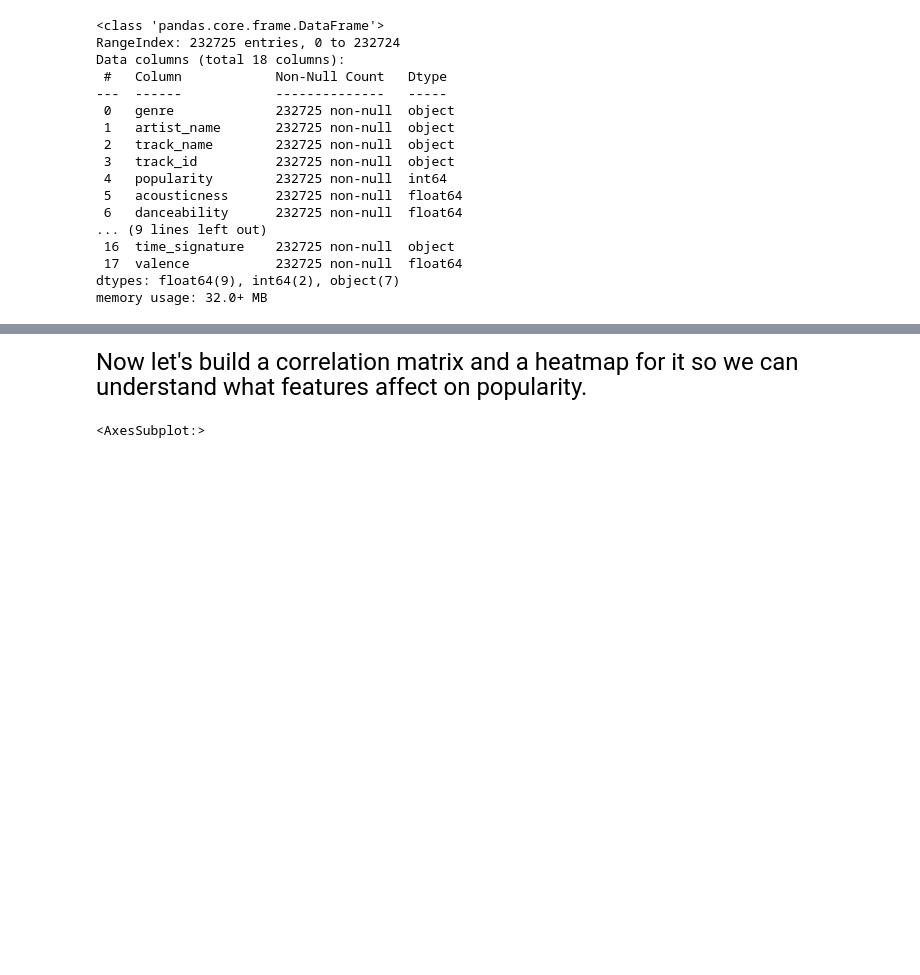
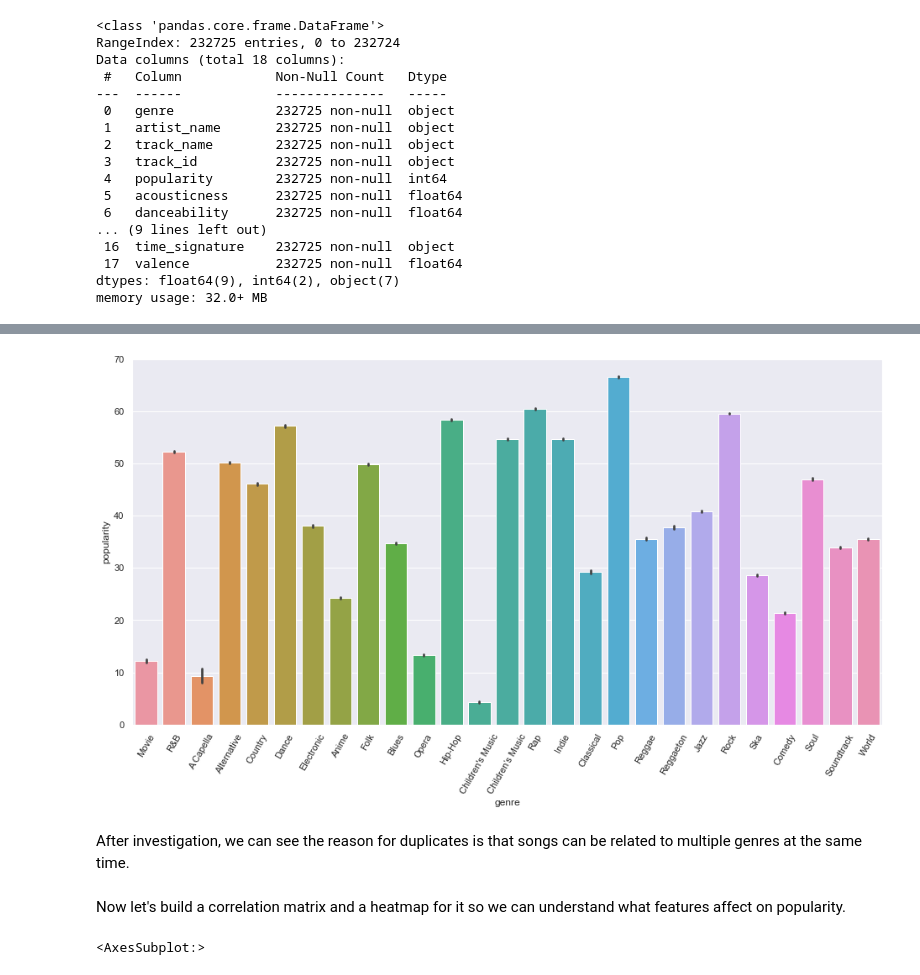
Before and after one commit to Dforgeek/ML_Classic_spotify, a Jupyter notebook: ML_Classic_Spotify.ipynb, the cells around one changed output, grey strips where cells are left out. Cells and saved outputs as stored; diff of their text form; code cells hidden in the pictures; blank space fills up the shorter version.

Commit message:
genre analysis

```diff
--- a/ML_Classic_Spotify.ipynb
+++ b/ML_Classic_Spotify.ipynb
@@ -71,0 +108,3 @@ memory usage: 32.0+ MB
+# %%
+df.loc[df['genre'] == 'Children’s Music', 'genre'] = "Children’s Music"
+df.genre.unique()
@@ -71,0 +137,11 @@ memory usage: 32.0+ MB
+# %%
+sns.set(rc={'figure.figsize':(16,8)})
+df.loc[df['genre'] == "Children’s Music", 'genre'] = 'Children’s Music'
+bp=sns.barplot(x="genre", y="popularity", data=df)
+
+for item in bp.get_xticklabels():
+    item.set_rotation(60)
+# %% [output]
+[figure, added]
+# %% [markdown]
+After investigation, we can see the reason for duplicates is that songs can be related to multiple genres at the same time.
@@ -72,5 +152,5 @@ memory usage: 32.0+ MB
 # %% [markdown]
-<font size="5">Now let's build a correlation matrix and a heatmap for it so we can understand what features affect on popularity.
+<font size="3.5">Now let's build a correlation matrix and a heatmap for it so we can understand what features affect on popularity.
 # %%
 numeric=df.select_dtypes(exclude=['object'])
 correlation_mtrx=numeric.corr()
```
Also changed, not shown: parts of 13 cells of this notebook.
